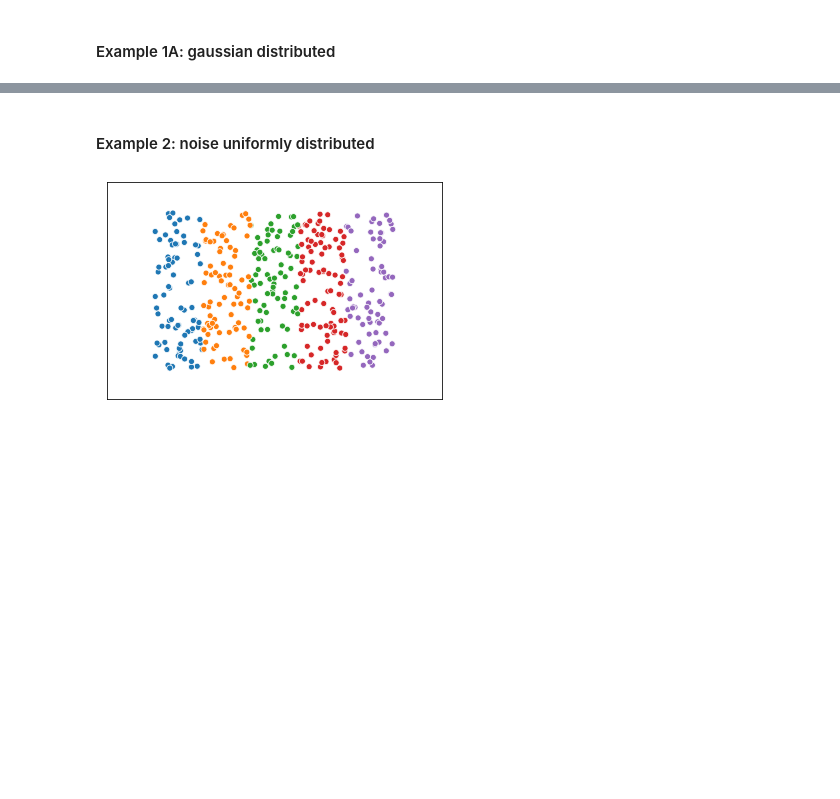
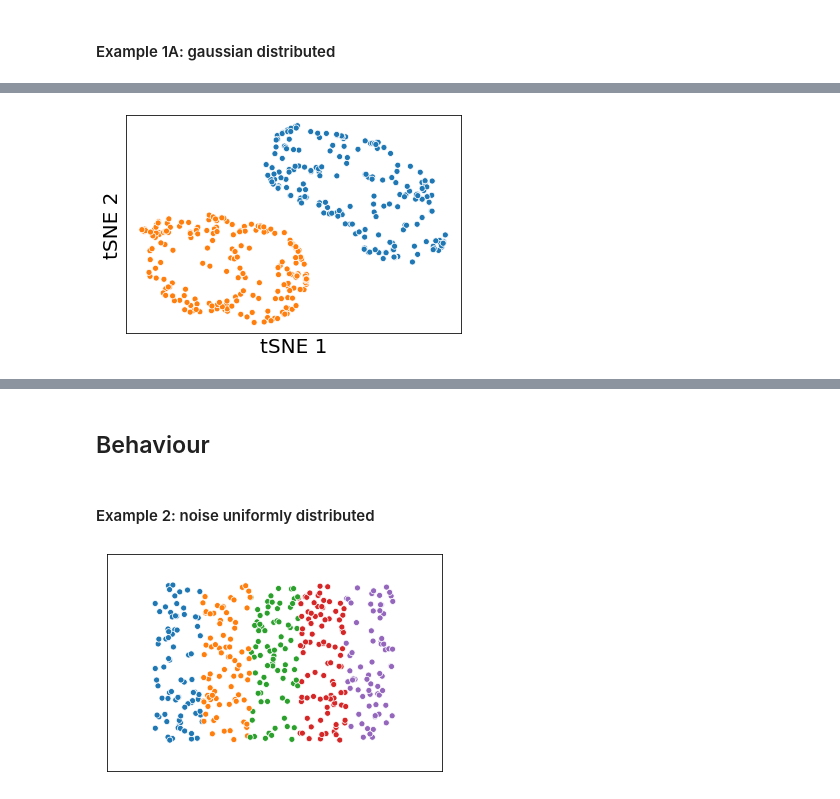
Before and after one commit to cvweis/2019-12-tSNE-intradepartmental-seminar, a Jupyter notebook: tutorial.ipynb, the cells around one changed output, grey strips where cells are left out. Drawn from its saved outputs; the diff is of its cells as text; code cells hidden in the pictures; blank space fills up the shorter version.

```diff
--- a/tutorial.ipynb
+++ b/tutorial.ipynb
@@ -59,0 +175,20 @@ for p in [2,5,15,30,50,75,100]:
+# %%
+for lr in [1,5,10,200,1000]:
+
+    tsne = TSNE(perplexity=30,
+                learning_rate=lr,
+                n_iter=1000)
+    X_tsne = tsne.fit_transform(X)
+
+    plt.close('all')
+#     plt.title('perplexity: %d' %p, fontsize=40)
+    sns.scatterplot(X_tsne[:,0],X_tsne[:,1], hue=y, legend=False, palette=d_cols)
+    plt.xticks([], [])
+    plt.yticks([], [])
+    plt.xlabel('tSNE 1', fontsize=20)
+    plt.ylabel('tSNE 2', fontsize=20)
+
+    plt.savefig('./plots_lr/learning_rate%d.png' %p)
+    plt.show()
+# %% [output]
+[figure, added]
@@ -60,3 +199,5 @@ for p in [2,5,15,30,50,75,100]:
+# %% [markdown]
+## Behaviour
 # %% [markdown]
 #### Example 2: noise uniformly distributed
 # %%
```
Also changed, not shown: parts of 21 cells of this notebook, 27 other files.
